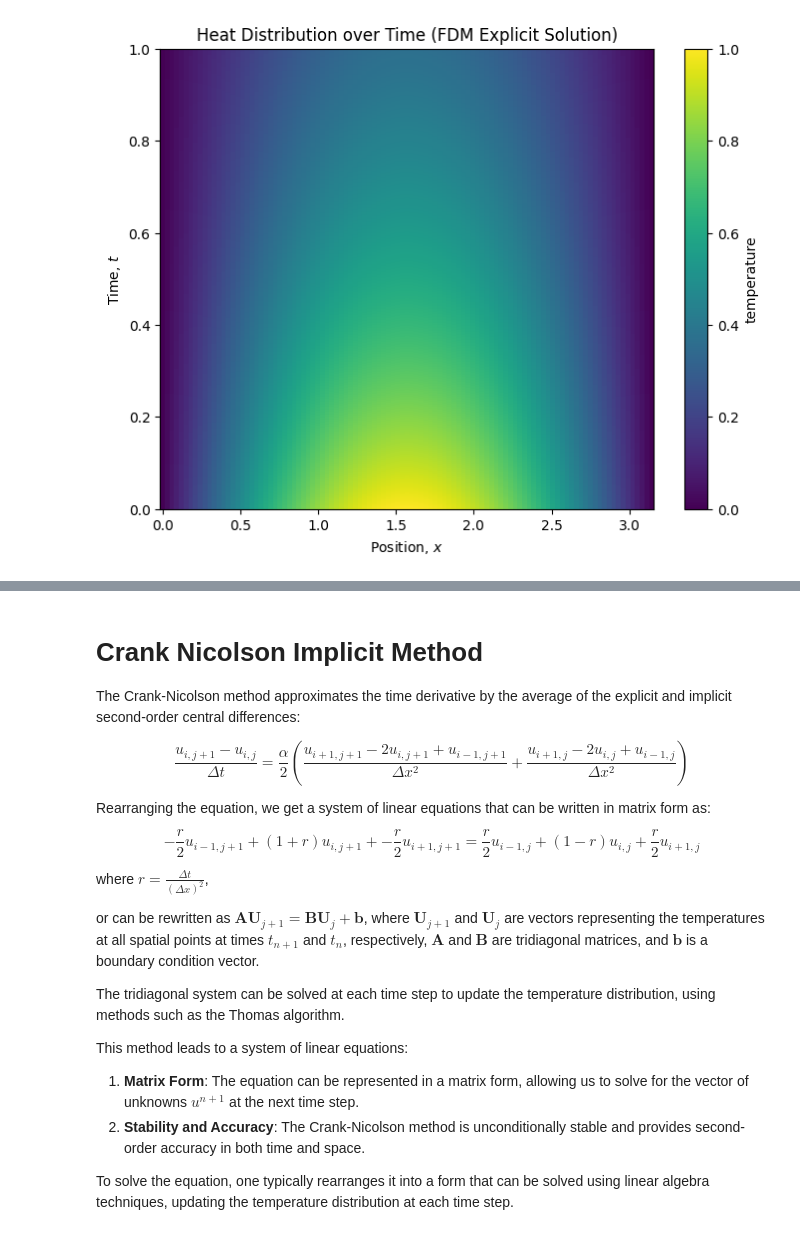
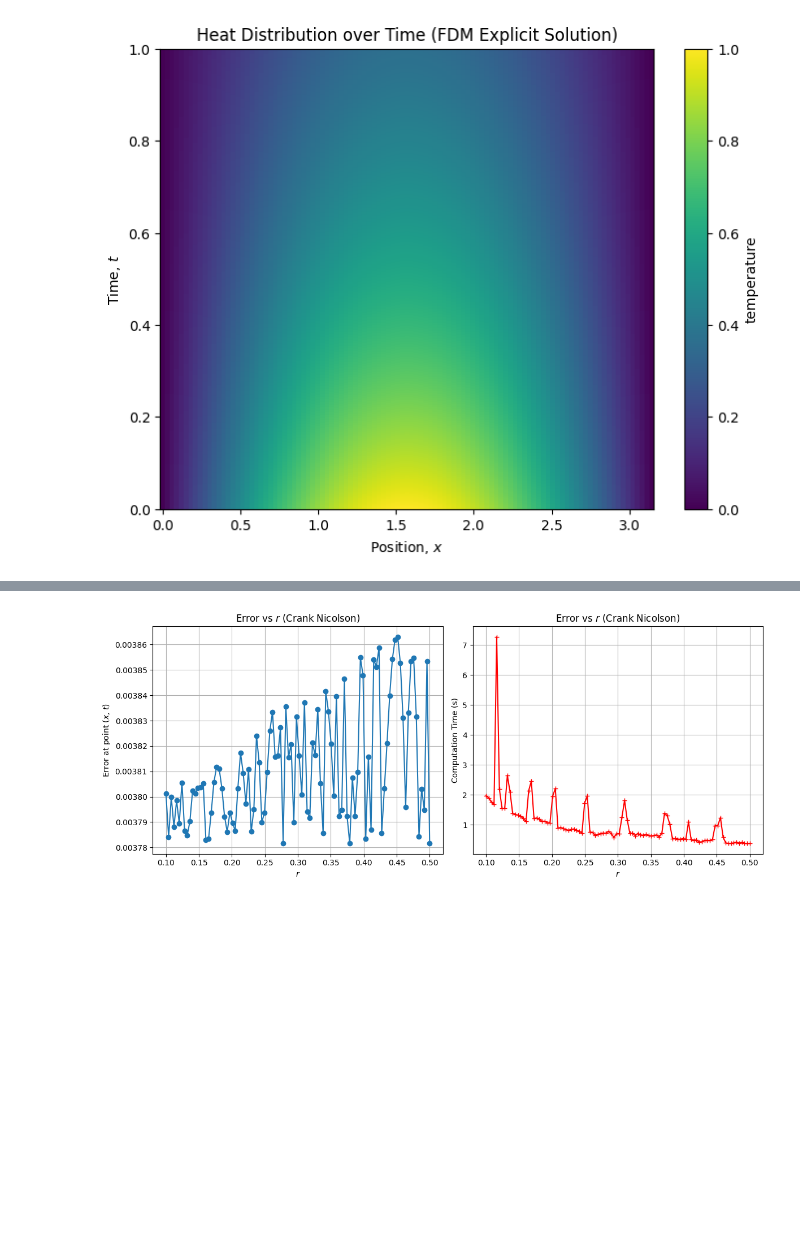
Before and after one commit to PradeC123/Numerical-Solution-to-PDE-GD-Smith-, a Jupyter notebook: Chapter2_PDE_FDM,_Convergence,_Stability_GD_Smith_(Pranav_Chopde).ipynb, the cells around one changed output, grey strips where cells are left out. Drawn from its saved outputs; the diff is of its cells as text; code cells hidden in the pictures; blank space fills up the shorter version.

```diff
--- a/Chapter2_PDE_FDM,_Convergence,_Stability_GD_Smith_(Pranav_Chopde).ipynb
+++ b/Chapter2_PDE_FDM,_Convergence,_Stability_GD_Smith_(Pranav_Chopde).ipynb
@@ -192,7 +298,7 @@ plot_FDM_explicit_solution(X, T, U_fdm_exp)
 [figure]
 # %%
 # Parameters for demonstration of error and computation time as a function of r
-r_values = np.linspace(0.1, 0.5, 500)  # Example range of r values
+r_values = np.linspace(0.1, 0.5, 100)  # Example range of r values
 dx = 0.02
 L = np.pi  # Length of the domain
 T = 1  # Total time
@@ -202,5 +308,5 @@ t_point = T / 2  # Specific point in time
 verbose = 1 #(0 or 1 only) (Other than that will raise an error)
 
 # Perform the analysis
-errors, computational_time = ErrorAnalysis_Actual_FDMExp_specific_point(r_values, dx, L, T, alpha, x_point, t_point, verbose = 1)
+errors, computational_time = ErrorAnalysis_Actual_FDMExp_specific_point(r_values, dx, L, T, alpha, x_point, t_point, verbose = 1, scheme = 2)
 # %% [output]
@@ -228,28 +330,5 @@ plot_Error_comptime(errors, computational_time, r_values)
-# %% [markdown]
-# Crank Nicolson Implicit Method
-
-The Crank-Nicolson method approximates the time derivative by the average of the explicit and implicit second-order central differences:
-
-\begin{equation}
-\frac{u_{i,j+1} - u_{i,j}}{\Delta t} = \frac{\alpha}{2} \left( \frac{u_{i+1, j+1} - 2u_{i,j+1} + u_{i-1, j+1}}{\Delta x^2} + \frac{u_{i+1,j} - 2u_{i,j} + u_{i-1,j}}{\Delta x^2} \right)
-\end{equation}
-
-Rearranging the equation, we get a system of linear equations that can be written in matrix form as:
-\begin{equation}
--\frac{r}{2} u_{i-1,j+1} + (1+r) u_{i,j+1} + - \frac{r}{2} u_{i+1,j+1} =
-\frac{r}{2} u_{i-1,j} + (1-r) u_{i,j} + \frac{r}{2} u_{i+1,j}
-\end{equation}
-
-where $r = \frac{\Delta t}{(\Delta x)^2}$,
-
-or can be rewritten as $\mathbf{A} \mathbf{U}_{j+1} = \mathbf{B} \mathbf{U}_j + \mathbf{b}$,
-where $\mathbf{U}_{j+1}$ and $\mathbf{U}_j$ are vectors representing the temperatures at all spatial points at times $t_{n+1}$ and $t_n$, respectively, $\mathbf{A}$ and $\mathbf{B}$ are tridiagonal matrices, and $\mathbf{b}$ is a boundary condition vector.
-
-The tridiagonal system can be solved at each time step to update the temperature distribution, using methods such as the Thomas algorithm.
-
-This method leads to a system of linear equations:
-
-1. **Matrix Form**: The equation can be represented in a matrix form, allowing us to solve for the vector of unknowns $u^{n+1}$ at the next time step.
-2. **Stability and Accuracy**: The Crank-Nicolson method is unconditionally stable and provides second-order accuracy in both time and space.
-
-To solve the equation, one typically rearranges it into a form that can be solved using linear algebra techniques, updating the temperature distribution at each time step.
+# %%
+# Error and computational_time vs r
+plot_Error_comptime(errors, computational_time, r_values, scheme = 2)
+# %% [output]
+[figure, added]
```
Also changed, not shown: parts of 12 cells of this notebook.
